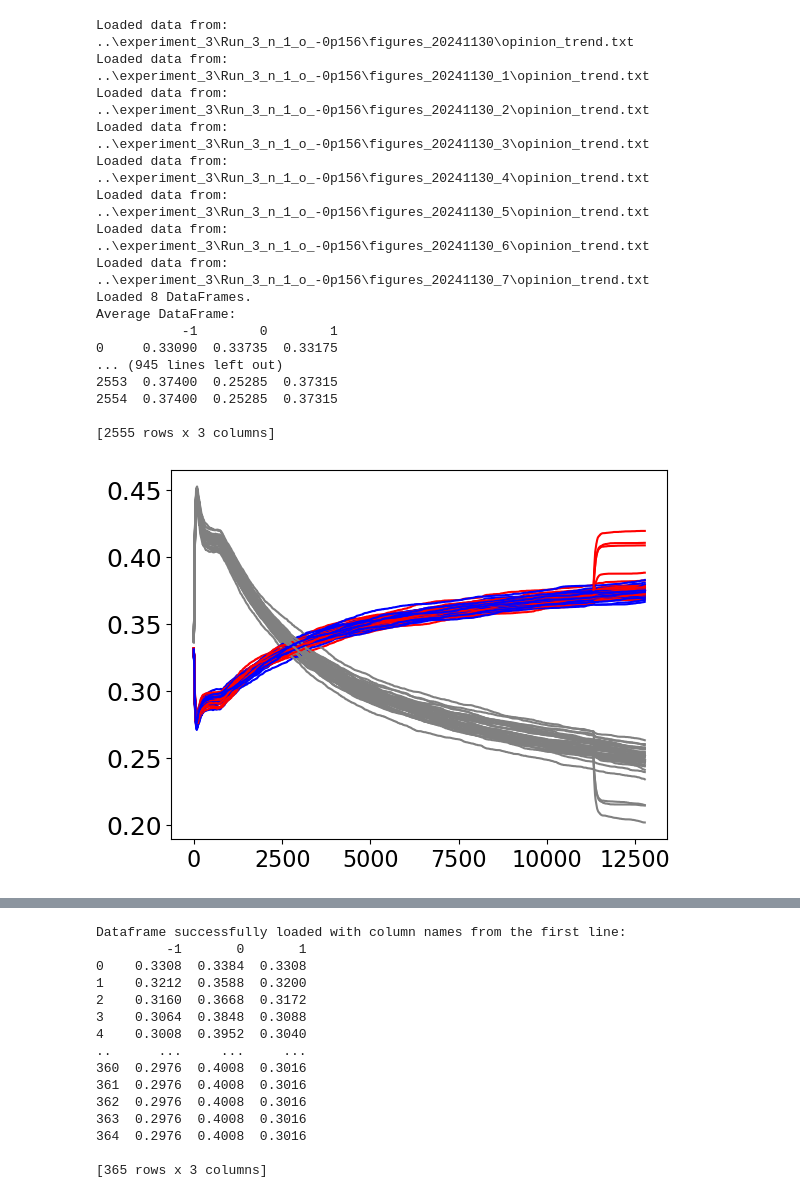
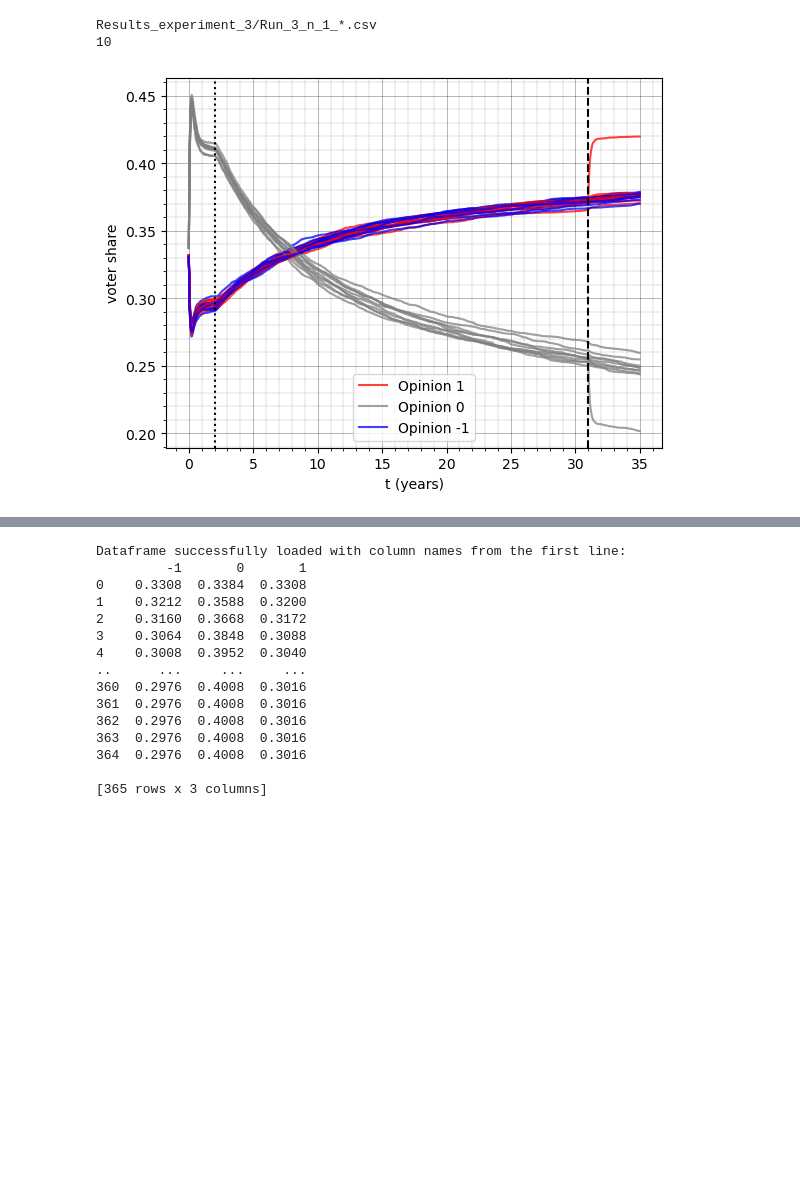
Before and after one commit to m-bur/complex_social_systems, a Jupyter notebook: analysis.ipynb, the cells around one changed output, grey strips where cells are left out. Saved outputs shown, nothing was run; the diff lists cells and outputs as text; code cells hidden in the pictures; blank space fills up the shorter version.

```diff
--- a/analysis.ipynb
+++ b/analysis.ipynb
@@ -17,3 +82,9 @@ from matplotlib.colors import TwoSlopeNorm
+# %%
+plot_slice_families("Results_experiment_3", run_number=3, manip_day=31*365, feedback_day=730, time_mode = "years")
+# %% [output]
+Results_experiment_3/Run_3_n_1_*.csv
+10
+[figure, added]
 # %%
 def result_analysis(input_path, result_folder_name, folder_name, index_factor=5):
 
@@ -115,24 +186,3 @@ def meta_analysis(folder, media, opinion, run_number=2, factor = 5, feedback_day
         result_list.append(op_list)
 
     return result_list
-# %%
-complete_analysis("..\experiment_3", "Results_experiment_3")
-# %% [output]
-Loaded data from: ..\experiment_3\Run_3_n_1_o_-0p156\figures_20241130\opinion_trend.txt
-Loaded data from: ..\experiment_3\Run_3_n_1_o_-0p156\figures_20241130_1\opinion_trend.txt
-Loaded data from: ..\experiment_3\Run_3_n_1_o_-0p156\figures_20241130_2\opinion_trend.txt
-Loaded data from: ..\experiment_3\Run_3_n_1_o_-0p156\figures_20241130_3\opinion_trend.txt
-Loaded data from: ..\experiment_3\Run_3_n_1_o_-0p156\figures_20241130_4\opinion_trend.txt
-Loaded data from: ..\experiment_3\Run_3_n_1_o_-0p156\figures_20241130_5\opinion_trend.txt
-Loaded data from: ..\experiment_3\Run_3_n_1_o_-0p156\figures_20241130_6\opinion_trend.txt
-Loaded data from: ..\experiment_3\Run_3_n_1_o_-0p156\figures_20241130_7\opinion_trend.txt
-Loaded 8 DataFrames.
-Average DataFrame:
-           -1        0        1
-0     0.33090  0.33735  0.33175
-... (945 lines left out)
-2553  0.37400  0.25285  0.37315
-2554  0.37400  0.25285  0.37315
-
-[2555 rows x 3 columns]
-[figure, removed]
```
Also changed, not shown: parts of 15 cells of this notebook, 3 other files.
